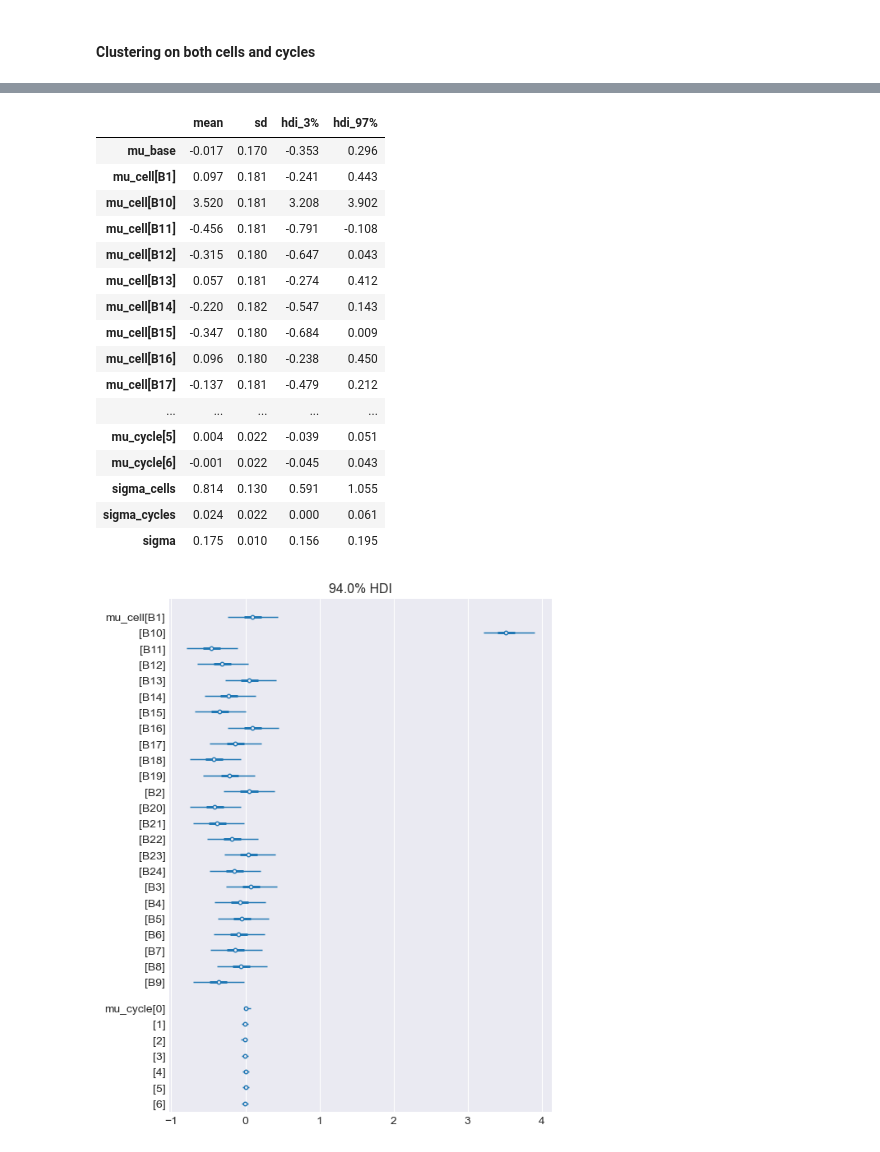
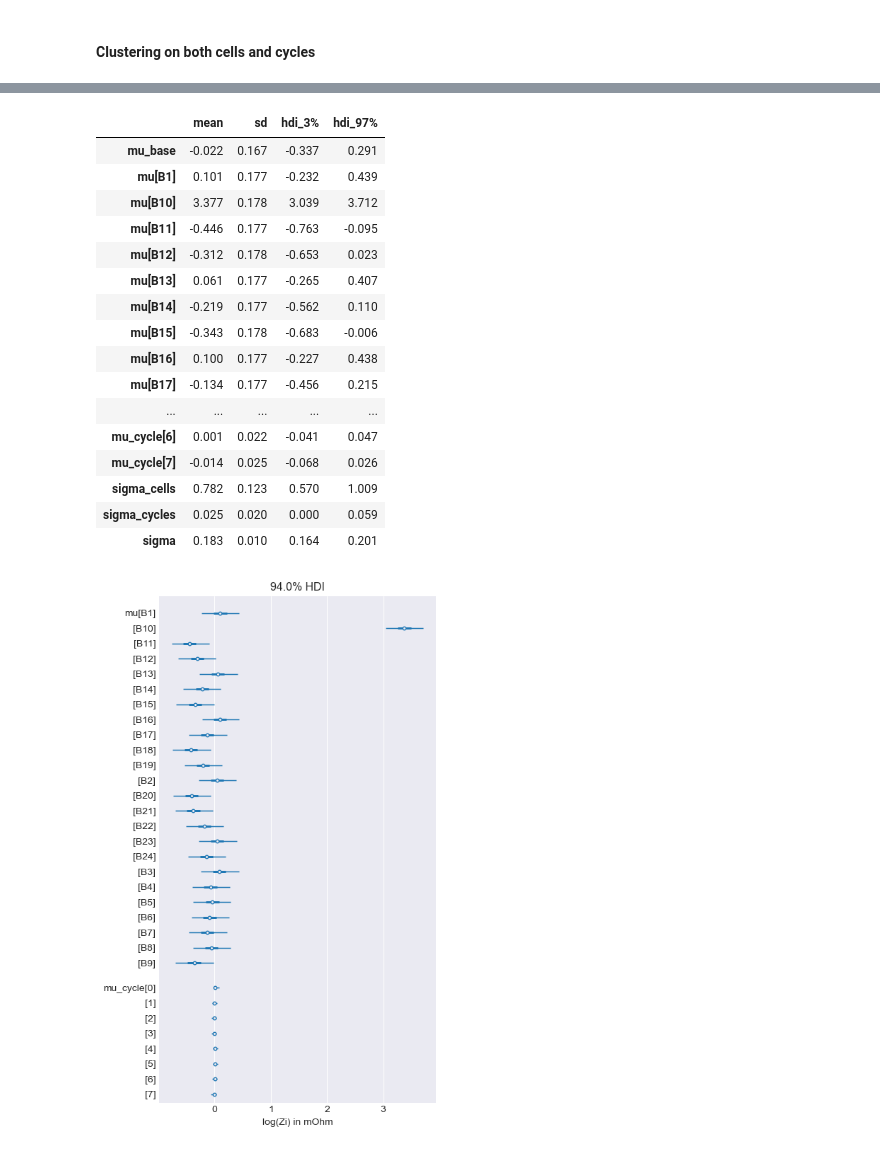
Before and after one commit to sarajcev/bayes_battery, a Jupyter notebook: bayes_analysis.ipynb, the cells around one changed output, grey strips where cells are left out. Drawn from its saved outputs; the diff is of its cells as text; code cells hidden in the pictures.

```diff
--- a/bayes_analysis.ipynb
+++ b/bayes_analysis.ipynb
@@ -41,6 +45,7 @@ discharges = [
     '16-01-26',
     '31-01-26',
     '12-02-26',
+    '27-02-26',
 ]
 # %%
 # Dictionary of dataframes, one for each excel sheet.
@@ -543,6 +557,7 @@ plt.show()
 # %% [markdown]
 ### Battery cells temperature evolution
 # %%
+cycle_id = -1  # EDIT HERE
 # Data wrangling from the select discharge cycle.
 tdata = dataset[discharges[cycle_id]]  # discharge cycle
 cells = tdata['Battery'].values
@@ -1160,7 +1228,7 @@ with pm.Model(coords=coords) as multi:
     sigma_s = pm.HalfCauchy('sigma_cycles', beta=2)
     # Priors.
     mu_base = pm.Normal('mu_base', mu=0, sigma=10)
-    mu_cells = pm.Normal('mu_cell', mu=0, sigma=sigma_c, dims='cells')
+    mu_cells = pm.Normal('mu', mu=0, sigma=sigma_c, dims='cells')
     mu_cycles = pm.Normal('mu_cycle', mu=0, sigma=sigma_s, dims='cycles')
     sigma = pm.HalfCauchy('sigma', beta=2)
     # Link.
@@ -1185,28 +1253,32 @@ There were 11 divergences after tuning. Increase `target_accept` or reparameteri
 az.summary(idata_multi, kind='stats')
 # %% [output]
 |  | mean | sd | hdi_3% | hdi_97% |
-| mu_base | -0.017 | 0.170 | -0.353 | 0.296 |
-| mu_cell[B1] | 0.097 | 0.181 | -0.241 | 0.443 |
-| mu_cell[B10] | 3.520 | 0.181 | 3.208 | 3.902 |
-| mu_cell[B11] | -0.456 | 0.181 | -0.791 | -0.108 |
-| mu_cell[B12] | -0.315 | 0.180 | -0.647 | 0.043 |
-| mu_cell[B13] | 0.057 | 0.181 | -0.274 | 0.412 |
-| mu_cell[B14] | -0.220 | 0.182 | -0.547 | 0.143 |
-| mu_cell[B15] | -0.347 | 0.180 | -0.684 | 0.009 |
-| mu_cell[B16] | 0.096 | 0.180 | -0.238 | 0.450 |
-| mu_cell[B17] | -0.137 | 0.181 | -0.479 | 0.212 |
+| mu_base | -0.022 | 0.167 | -0.337 | 0.291 |
+| mu[B1] | 0.101 | 0.177 | -0.232 | 0.439 |
+| mu[B10] | 3.377 | 0.178 | 3.039 | 3.712 |
+| mu[B11] | -0.446 | 0.177 | -0.763 | -0.095 |
+| mu[B12] | -0.312 | 0.178 | -0.653 | 0.023 |
+| mu[B13] | 0.061 | 0.177 | -0.265 | 0.407 |
+| mu[B14] | -0.219 | 0.177 | -0.562 | 0.110 |
+| mu[B15] | -0.343 | 0.178 | -0.683 | -0.006 |
+| mu[B16] | 0.100 | 0.177 | -0.227 | 0.438 |
+| mu[B17] | -0.134 | 0.177 | -0.456 | 0.215 |
 | ... | ... | ... | ... | ... |
-| mu_cycle[5] | 0.004 | 0.022 | -0.039 | 0.051 |
-| mu_cycle[6] | -0.001 | 0.022 | -0.045 | 0.043 |
-| sigma_cells | 0.814 | 0.130 | 0.591 | 1.055 |
-| sigma_cycles | 0.024 | 0.022 | 0.000 | 0.061 |
-| sigma | 0.175 | 0.010 | 0.156 | 0.195 |
+| mu_cycle[6] | 0.001 | 0.022 | -0.041 | 0.047 |
+| mu_cycle[7] | -0.014 | 0.025 | -0.068 | 0.026 |
+| sigma_cells | 0.782 | 0.123 | 0.570 | 1.009 |
+| sigma_cycles | 0.025 | 0.020 | 0.000 | 0.059 |
+| sigma | 0.183 | 0.010 | 0.164 | 0.201 |
 # %%
 # Parameters are in natural log scale.
-az.plot_forest(idata_multi, var_names=['mu_cell', 'mu_cycle'],
-               combined=True, textsize=10);
+fig, ax = plt.subplots(figsize=(5, 8))
+az.plot_forest(idata_multi, var_names=['mu', 'mu_cycle'],
+               combined=True, textsize=10, ax=ax)
+ax.set_xlabel('log(Zi) in mOhm')
+fig.tight_layout()
+plt.show()
 # %% [output]
-[figure, old version]
+[figure, new version]
 # %%
 # Variability of battery cells and discharge cycles.
 fig, ax = plt.subplots(1, 2, figsize=(5.5, 3))
```
Also changed, not shown: parts of 63 cells of this notebook.
